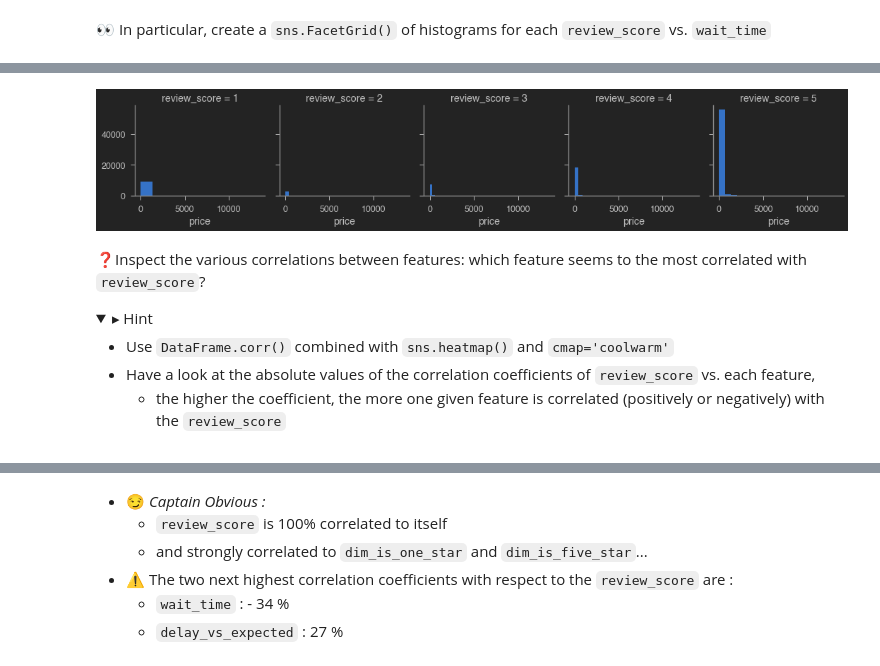
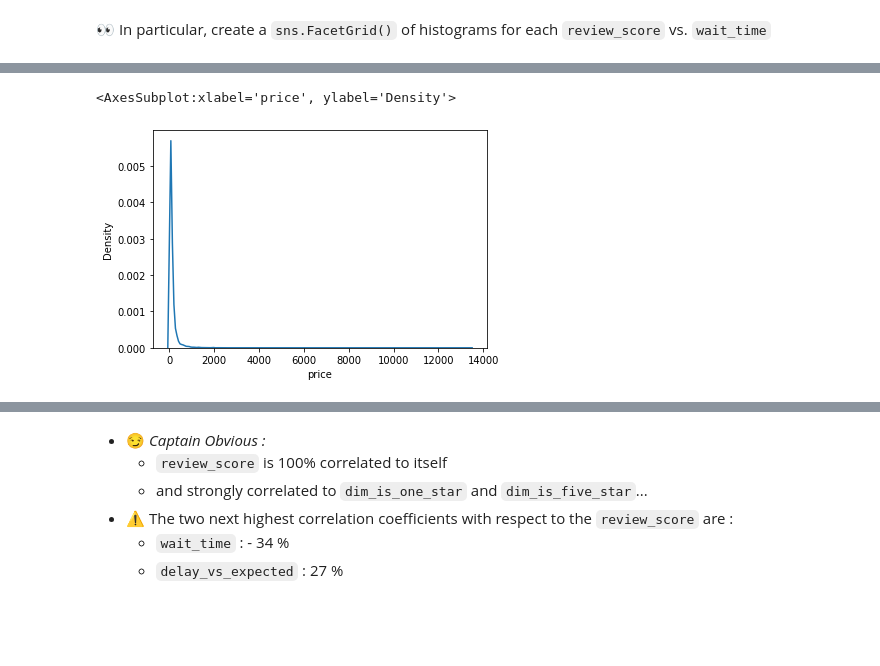
Before and after one commit to christianklausML/olist_data_analysis, a Jupyter notebook: 02-Statistical-Inference/02-Simple-Analysis/simple_analysis.ipynb, the cells around one changed output, grey strips where cells are left out. Saved outputs shown, nothing was run; the diff lists cells and outputs as text; code cells hidden in the pictures; folded sections open; blank space fills up the shorter version.

```diff
--- a/02-Statistical-Inference/02-Simple-Analysis/simple_analysis.ipynb
+++ b/02-Statistical-Inference/02-Simple-Analysis/simple_analysis.ipynb
@@ -115,17 +105,5 @@ plt.show()
-# %%
-graph = sns.FacetGrid(orders, col='review_score')
-graph.map(plt.hist, 'price')
-plt.show()
-# %% [output]
-[figure, removed]
-# %% [markdown]
-❓Inspect the various correlations between features: which feature seems to the most correlated with `review_score`?
-
-<details>
-    <summary>▸ Hint</summary>
-
-* Use `DataFrame.corr()` combined with `sns.heatmap()` and `cmap='coolwarm'`
-* Have a look at the absolute values of the correlation coefficients of `review_score` vs. each feature,
-    * the higher the coefficient, the more one given feature is correlated (positively or negatively) with the `review_score`
-
-</details>
+# %%
+sns.kdeplot(orders['price'])
+# %% [output]
+<AxesSubplot:xlabel='price', ylabel='Density'>
+[figure, added]
```
Also changed, not shown: parts of 29 cells of this notebook.
